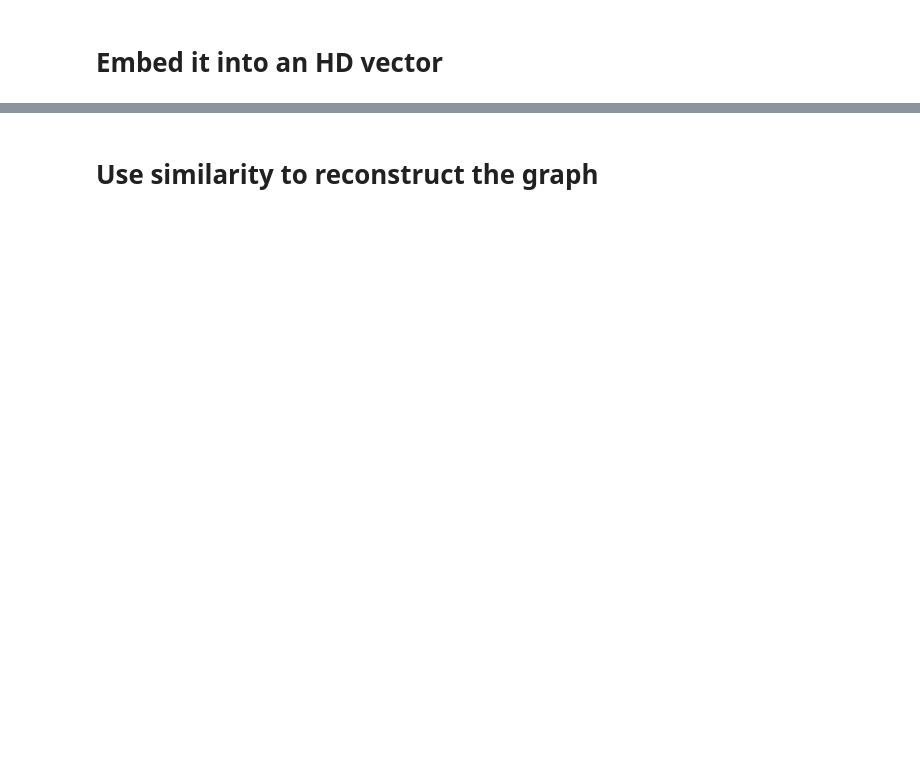
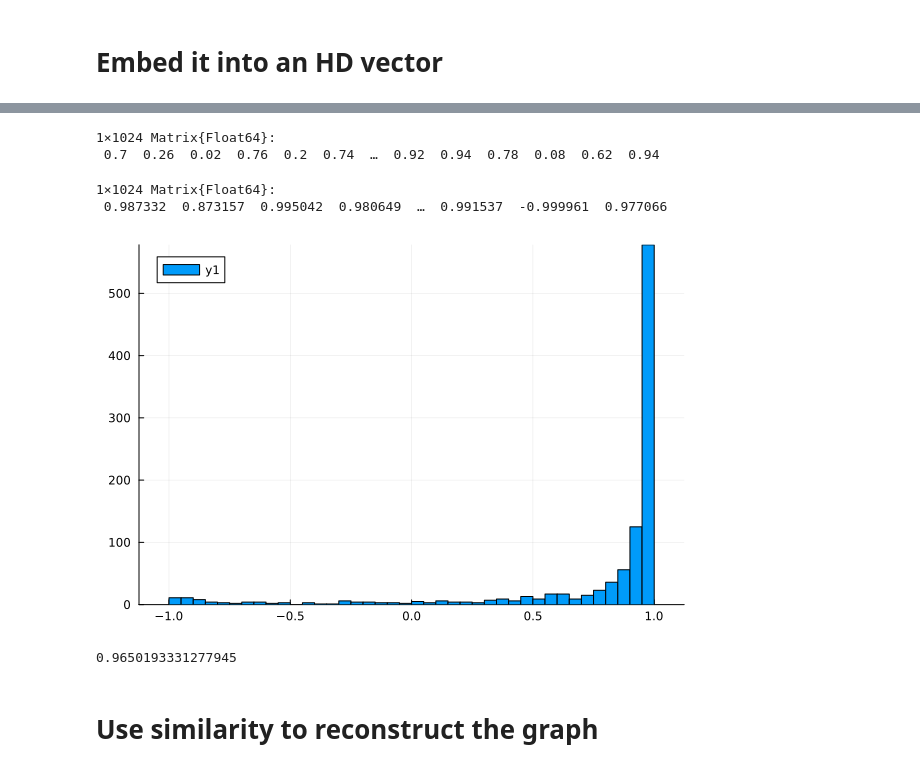
Before and after one commit to wilkieolin/phasor_julia, a Jupyter notebook: graph_demo.ipynb, the cells around one changed output, grey strips where cells are left out. Saved outputs shown, nothing was run; the diff lists cells and outputs as text; code cells hidden in the pictures; blank space fills up the shorter version.

```diff
--- a/graph_demo.ipynb
+++ b/graph_demo.ipynb
@@ -59,9 +61,8 @@ g1 = generate_er_graph(20, 0.1)
 # %%
-function graph_to_vector(graph::AbstractMatrix, nd::Int)
+function graph_to_vector(graph::AbstractMatrix, node_values::AbstractMatrix, nd::Int)
     @assert size(graph,1) == size(graph,2) "Takes an adjacency matrix as the input"
     n = size(graph,1)
-    #create vectors representing the nodes
-    node_values = random_symbols((n, nd))
+
     #get cartesian coordinates representing each edge
     edges = findall(graph)
     n_edges = length(edges)
@@ -81,6 +82,6 @@ function graph_to_vector(graph::AbstractMatrix, nd::Int)
 
     #combine the edges in the graph to the single embedding via bundling
     graph_embedding = bundle(edge_values, dims=1)
-    return node_values, graph_embedding
+    return graph_embedding
 end
 # %% [output]
@@ -87,0 +89,2 @@ graph_to_vector (generic function with 1 method)
+# %%
+gv1 = graph_to_vector(g1, nv1, 1024)
@@ -133,3 +151,21 @@ gv1
+# %%
+phases[2,1:1,:]
+# %% [output]
+1×1024 Matrix{Float64}:
+ 0.7  0.26  0.02  0.76  0.2  0.74  …  0.92  0.94  0.78  0.08  0.62  0.94
+# %%
+ss = similarity(gv1, zero_nans(phases[2,1:1,:]))
+# %% [output]
+1×1024 Matrix{Float64}:
+ 0.987332  0.873157  0.995042  0.980649  …  0.991537  -0.999961  0.977066
+# %%
+histogram(ss |> vec)
+# %% [output]
+[figure, added]
+# %%
+median(ss)
+# %% [output]
+0.9650193331277945
 # %% [markdown]
 # Use similarity to reconstruct the graph
 # %%
```
Also changed, not shown: parts of 29 cells of this notebook, 4 other files.
